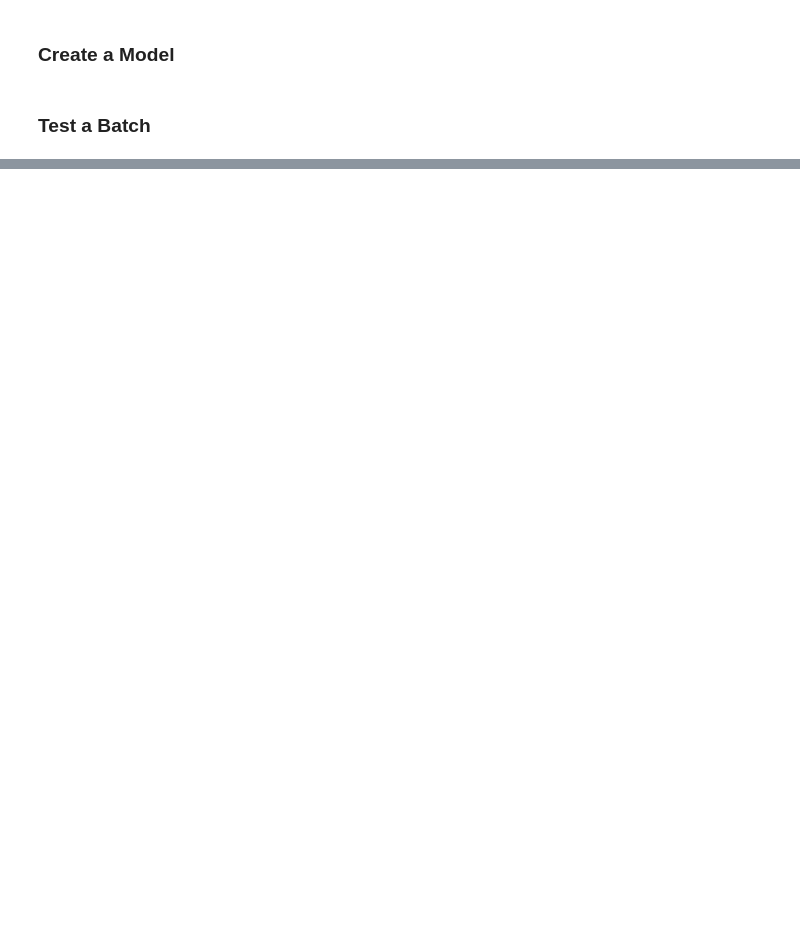
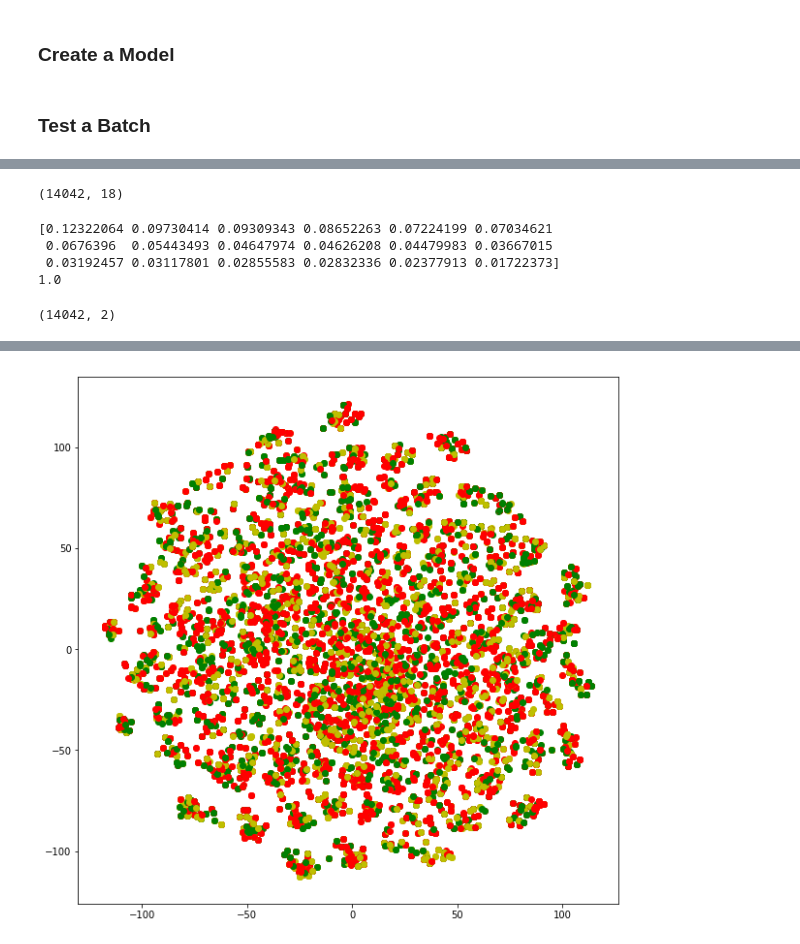
Before and after one commit to raymond2338/182-Project, a Jupyter notebook: Training Dense Model.ipynb, the cells around one changed output, grey strips where cells are left out. Drawn from its saved outputs; the diff is of its cells as text; code cells hidden in the pictures; blank space fills up the shorter version.

```diff
--- a/Training Dense Model.ipynb
+++ b/Training Dense Model.ipynb
@@ -77,0 +132,17 @@ print((test_model.predict(test_batch_x), test_batch_y))
+# %%
+from imblearn.over_sampling import SMOTE
+from sklearn.preprocessing import StandardScaler
+X, y = data_array, encoded_labels
+n = X.shape[0]
+m = int(n * .7)
+X_train, y_train = X[:m, :], y[:m, :]
+X_test, y_test = X[m:, :], y[m:, :]
+scaler = StandardScaler().fit(X_train)
+X_train = scaler.transform(X_train)
+
+X_res, y_res = SMOTE().fit_resample(X_train, y_train)
+# %%
+X_test.shape
+X_train.shape
+# %% [output]
+(14042, 18)
@@ -77,0 +152,26 @@ print((test_model.predict(test_batch_x), test_batch_y))
+# %%
+res = pca.fit(X_train)
+print(pca.explained_variance_ratio_)
+print(np.sum(pca.explained_variance_ratio_))
+# %% [output]
+[0.12322064 0.09730414 0.09309343 0.08652263 0.07224199 0.07034621
+ 0.0676396  0.05443493 0.04647974 0.04626208 0.04479983 0.03667015
+ 0.03192457 0.03117801 0.02855583 0.02832336 0.02377913 0.01722373]
+1.0
+# %%
+from sklearn.manifold import TSNE
+X_vis = TSNE().fit_transform(X_train)
+# %%
+X_vis.shape
+# %% [output]
+(14042, 2)
+# %%
+import matplotlib.pyplot as plt
+from tqdm import tqdm_notebook
+plt.figure(figsize=(10,10))
+#plt.scatter(X_vis[:, 0], X_vis[:, 1])
+colors = ['g', 'y', 'r']
+for i in tqdm_notebook(range(X_vis.shape[0])):
+    row = X_vis[i]
+    plt.scatter(row[0], row[1], color=colors[int(label_array[i])])
+# %% [output]
@@ -77,0 +179 @@ print((test_model.predict(test_batch_x), test_batch_y))
+[figure, added]
```
Also changed, not shown: parts of 12 cells of this notebook.
